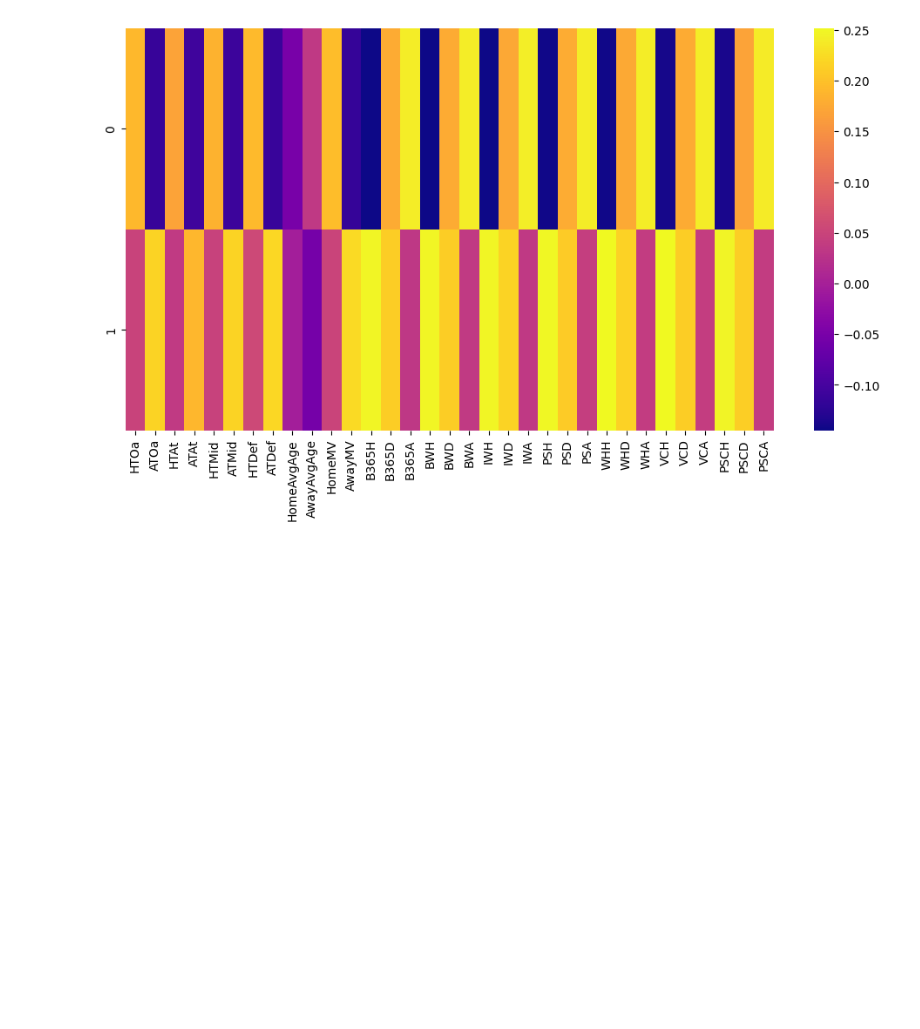
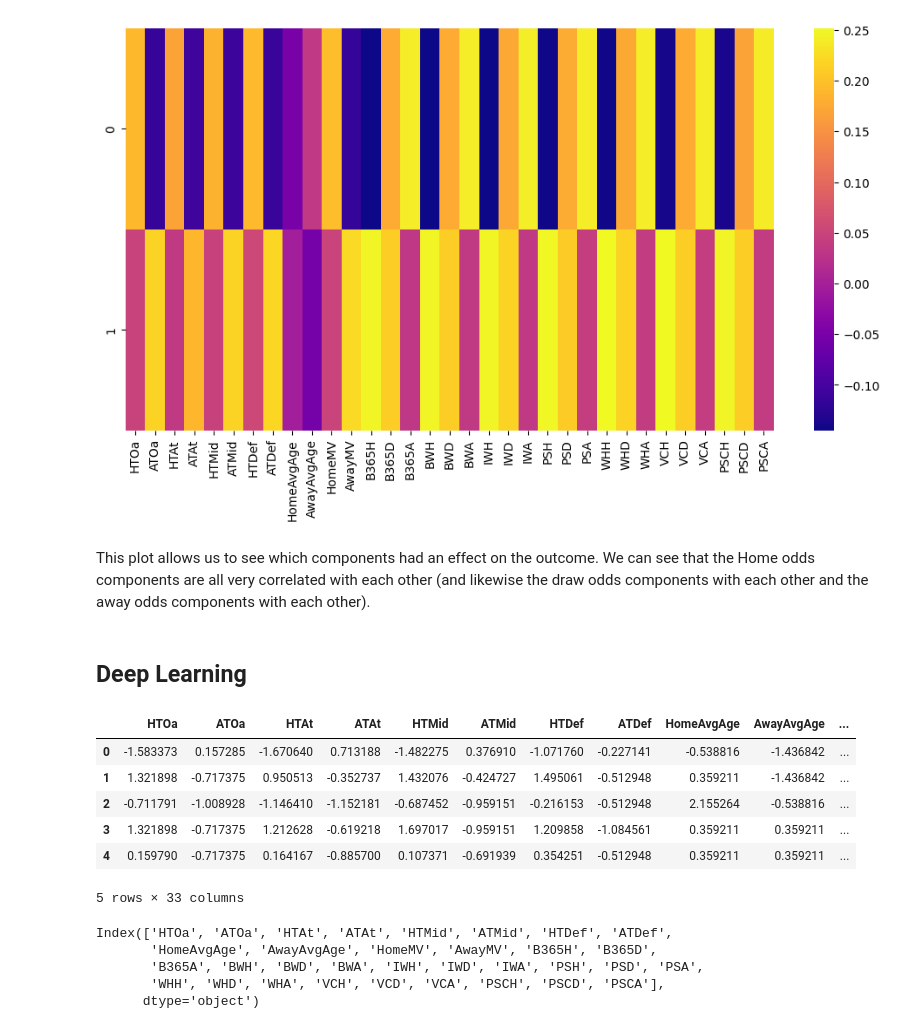
Before and after one commit to jwertheim10/DataScienceProjects, a Jupyter notebook: Soccer Analysis/soccerAnalysis.ipynb, the cells around one changed output. Saved outputs shown, nothing was run; the diff lists cells and outputs as text; code cells hidden in the pictures; blank space fills up the shorter version.

Commit message:
Technically done but more digging to do on the deep learning model to figure out why it is performing so poorly

```diff
--- a/Soccer Analysis/soccerAnalysis.ipynb
+++ b/Soccer Analysis/soccerAnalysis.ipynb
@@ -595,3 +595,7 @@ sns.heatmap(df_comp,cmap='plasma')
 # %% [output]
 <Axes: >
 [figure]
+# %% [markdown]
+This plot allows us to see which components had an effect on the outcome. We can see that the Home odds components are all very correlated with each other (and likewise the draw odds components with each other and the away odds components with each other).
+# %% [markdown]
+## Deep Learning
@@ -597,0 +604,13 @@ sns.heatmap(df_comp,cmap='plasma')
+# %%
+scaled_features = scaler.fit_transform(X)
+# %%
+df_feat = pd.DataFrame(scaled_features,columns=X.columns)
+df_feat.head()
+# %% [output]
+|  | HTOa | ATOa | HTAt | ATAt | HTMid | ATMid | HTDef | ATDef | HomeAvgAge | AwayAvgAge | ... |
+| 0 | -1.583373 | 0.157285 | -1.670640 | 0.713188 | -1.482275 | 0.376910 | -1.071760 | -0.227141 | -0.538816 | -1.436842 | ... |
+| 1 | 1.321898 | -0.717375 | 0.950513 | -0.352737 | 1.432076 | -0.424727 | 1.495061 | -0.512948 | 0.359211 | -1.436842 | ... |
+| 2 | -0.711791 | -1.008928 | -1.146410 | -1.152181 | -0.687452 | -0.959151 | -0.216153 | -0.512948 | 2.155264 | -0.538816 | ... |
+| 3 | 1.321898 | -0.717375 | 1.212628 | -0.619218 | 1.697017 | -0.959151 | 1.209858 | -1.084561 | 0.359211 | 0.359211 | ... |
+| 4 | 0.159790 | -0.717375 | 0.164167 | -0.885700 | 0.107371 | -0.691939 | 0.354251 | -0.512948 | 0.359211 | 0.359211 | ... |
+5 rows × 33 columns
@@ -597,0 +619,8 @@ sns.heatmap(df_comp,cmap='plasma')
+# %%
+df_feat.columns
+# %% [output]
+Index(['HTOa', 'ATOa', 'HTAt', 'ATAt', 'HTMid', 'ATMid', 'HTDef', 'ATDef',
+       'HomeAvgAge', 'AwayAvgAge', 'HomeMV', 'AwayMV', 'B365H', 'B365D',
+       'B365A', 'BWH', 'BWD', 'BWA', 'IWH', 'IWD', 'IWA', 'PSH', 'PSD', 'PSA',
+       'WHH', 'WHD', 'WHA', 'VCH', 'VCD', 'VCA', 'PSCH', 'PSCD', 'PSCA'],
+      dtype='object')
```
Also changed, not shown: parts of 11 cells of this notebook.
